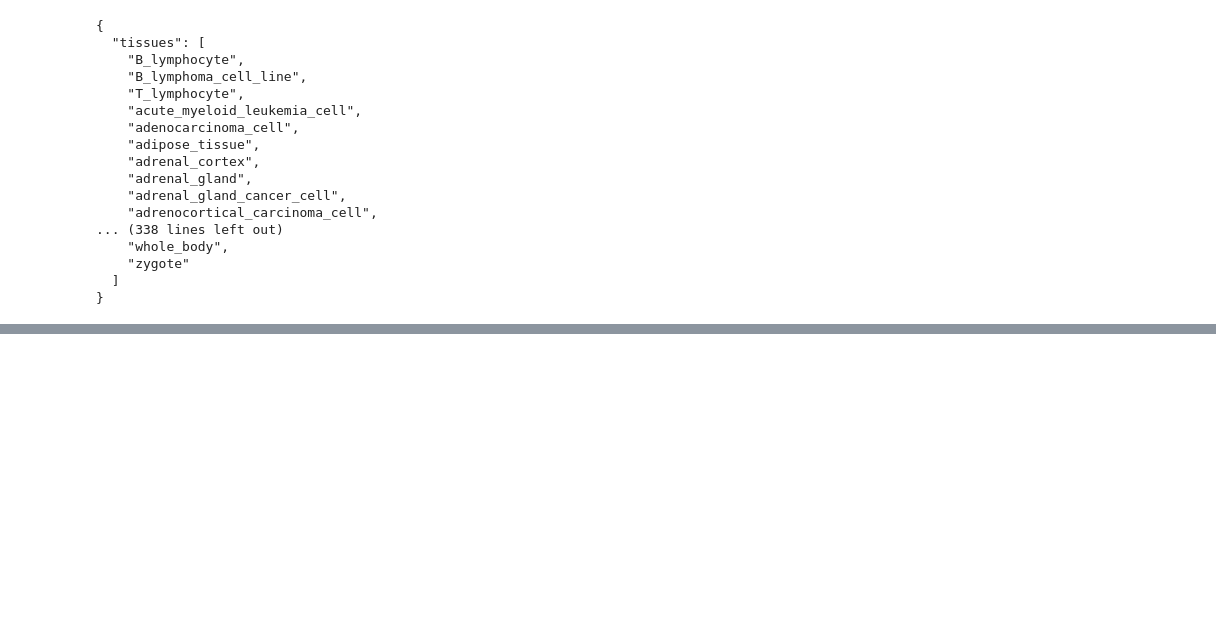
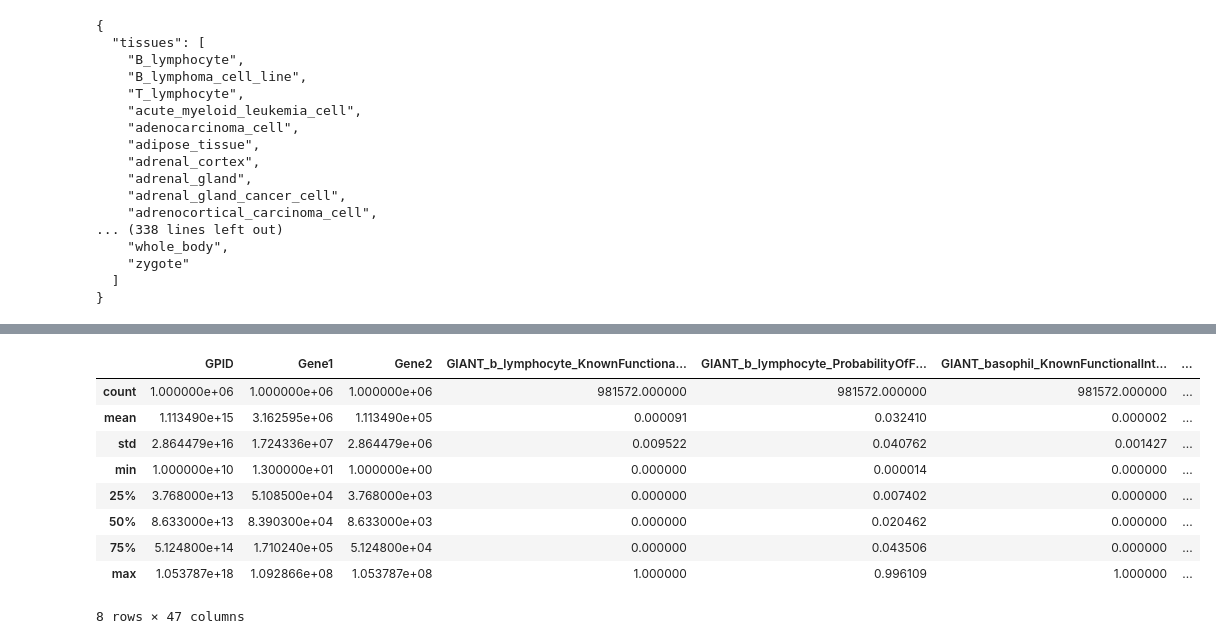
Before and after one commit to ncats/translator-workflows, a Jupyter notebook: BigGIM/BigGIM-example.ipynb, the cells around one changed output, grey strips where cells are left out. Drawn from its saved outputs; the diff is of its cells as text; code cells hidden in the pictures; blank space fills up the shorter version.

```diff
--- a/BigGIM/BigGIM-example.ipynb
+++ b/BigGIM/BigGIM-example.ipynb
@@ -492,6 +333,0 @@ result
-# %%
-try:
-    ndex = get('interactions/ndex/%s' % (query_status["request_id"]))
-    jprint(ndex)
-except requests.HTTPError as e:
-    print e
@@ -605,0 +423,13 @@ result.head()
+# %%
+result.describe()
+# %% [output]
+|  | GPID | Gene1 | Gene2 | GIANT_b_lymphocyte_KnownFunctiona... | GIANT_b_lymphocyte_ProbabilityOfF... | GIANT_basophil_KnownFunctionalInt... | ... |
+| count | 1.000000e+06 | 1.000000e+06 | 1.000000e+06 | 981572.000000 | 981572.000000 | 981572.000000 | ... |
+| mean | 1.113490e+15 | 3.162595e+06 | 1.113490e+05 | 0.000091 | 0.032410 | 0.000002 | ... |
+| std | 2.864479e+16 | 1.724336e+07 | 2.864479e+06 | 0.009522 | 0.040762 | 0.001427 | ... |
+| min | 1.000000e+10 | 1.300000e+01 | 1.000000e+00 | 0.000000 | 0.000014 | 0.000000 | ... |
+| 25% | 3.768000e+13 | 5.108500e+04 | 3.768000e+03 | 0.000000 | 0.007402 | 0.000000 | ... |
+| 50% | 8.633000e+13 | 8.390300e+04 | 8.633000e+03 | 0.000000 | 0.020462 | 0.000000 | ... |
+| 75% | 5.124800e+14 | 1.710240e+05 | 5.124800e+04 | 0.000000 | 0.043506 | 0.000000 | ... |
+| max | 1.053787e+18 | 1.092866e+08 | 1.053787e+08 | 1.000000 | 0.996109 | 1.000000 | ... |
+8 rows × 47 columns
```
Also changed, not shown: parts of 43 cells of this notebook, 1 other file.
